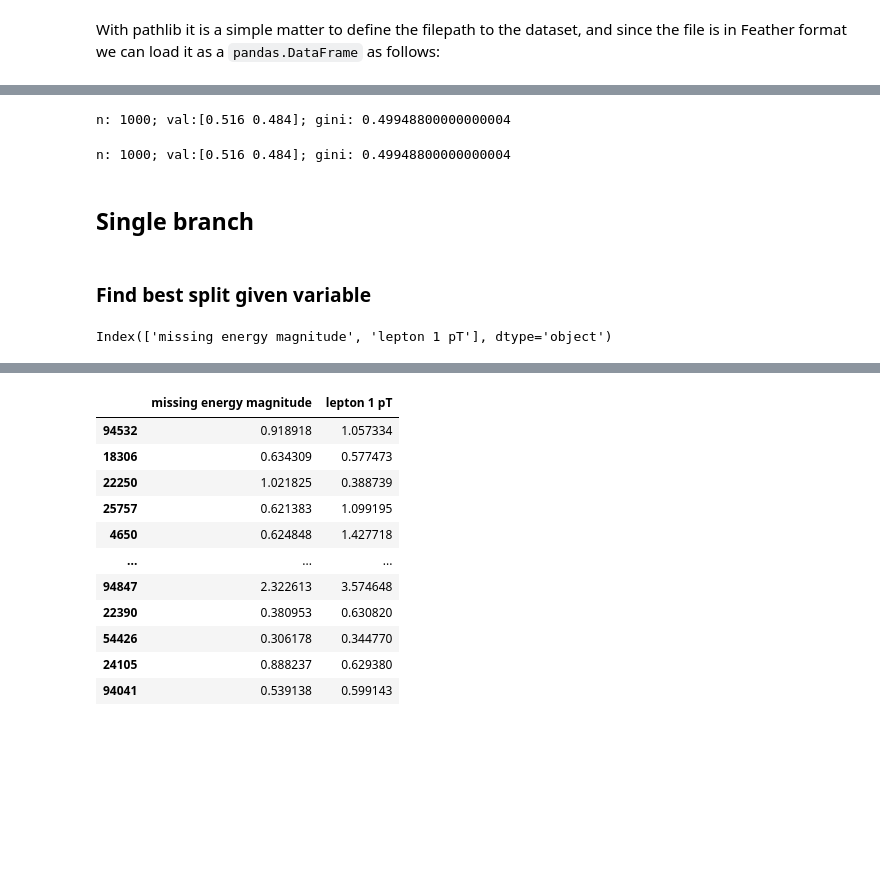
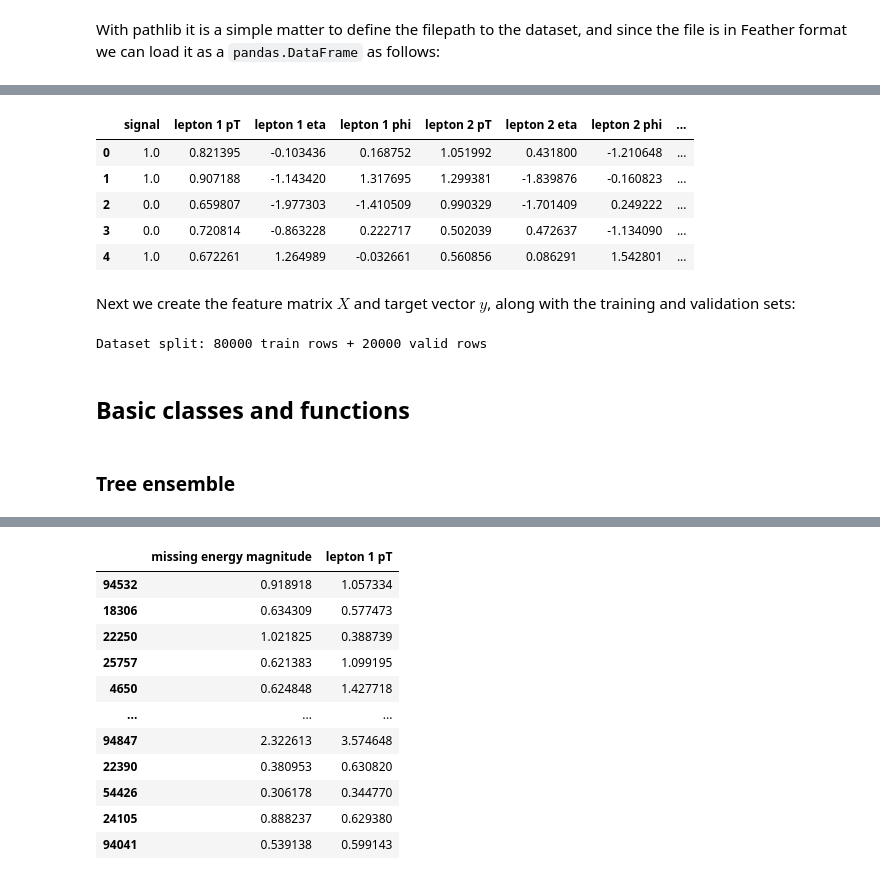
Before and after one commit to lewtun/hepml, a Jupyter notebook: notebooks/lesson03_random-forest-from-scratch.ipynb, the cells around one changed output, grey strips where cells are left out. Saved outputs shown, nothing was run; the diff lists cells and outputs as text; code cells hidden in the pictures; blank space fills up the shorter version.

```diff
--- a/notebooks/lesson03_random-forest-from-scratch.ipynb
+++ b/notebooks/lesson03_random-forest-from-scratch.ipynb
@@ -189,19 +79,10 @@ m = TreeEnsemble(X_train, y_train, n_trees=10, sample_sz=1000, min_leaf=3)
-# %%
-m.trees[0]
-# %% [output]
-n: 1000; val:[0.516 0.484]; gini: 0.49948800000000004
-# %%
-m.trees[0]
-# %% [output]
-n: 1000; val:[0.516 0.484]; gini: 0.49948800000000004
-# %% [markdown]
-## Single branch
-# %% [markdown]
-### Find best split given variable
-# %%
-ens = TreeEnsemble(X_train, y_train, 1, 1000)
-tree = ens.trees[0]
-x_samp, y_samp = tree.x, tree.y
-x_samp.columns
-# %% [output]
-Index(['missing energy magnitude', 'lepton 1 pT'], dtype='object')
+# %%
+susy_sample = pd.read_feather(DATA / "susy_sample.feather")
+susy_sample.head()
+# %% [output]
+|  | signal | lepton 1 pT | lepton 1 eta | lepton 1 phi | lepton 2 pT | lepton 2 eta | lepton 2 phi | ... |
+| 0 | 1.0 | 0.821395 | -0.103436 | 0.168752 | 1.051992 | 0.431800 | -1.210648 | ... |
+| 1 | 1.0 | 0.907188 | -1.143420 | 1.317695 | 1.299381 | -1.839876 | -0.160823 | ... |
+| 2 | 0.0 | 0.659807 | -1.977303 | -1.410509 | 0.990329 | -1.701409 | 0.249222 | ... |
+| 3 | 0.0 | 0.720814 | -0.863228 | 0.222717 | 0.502039 | 0.472637 | -1.134090 | ... |
+| 4 | 1.0 | 0.672261 | 1.264989 | -0.032661 | 0.560856 | 0.086291 | 1.542801 | ... |
@@ -207,0 +92,21 @@ Index(['missing energy magnitude', 'lepton 1 pT'], dtype='object')
+# %% [markdown]
+Next we create the feature matrix $X$ and target vector $y$, along with the training and validation sets:
+# %%
+X = susy_sample.drop("signal", axis=1)
+y = susy_sample["signal"]
+
+X_train, X_valid, y_train, y_valid = train_test_split(
+    X, y, test_size=0.2, random_state=42
+)
+
+print(f"Dataset split: {len(X_train)} train rows + {len(X_valid)} valid rows")
+
+# pick 2 features to experiment with
+X_train_sub = X_train[["missing energy magnitude", "lepton 1 pT"]].copy()
+X_valid_sub = X_valid[["missing energy magnitude", "lepton 1 pT"]].copy()
+# %% [output]
+Dataset split: 80000 train rows + 20000 valid rows
+# %% [markdown]
+## Basic classes and functions
+# %% [markdown]
+### Tree ensemble
```
Also changed, not shown: parts of 121 cells of this notebook, 3 other files.
